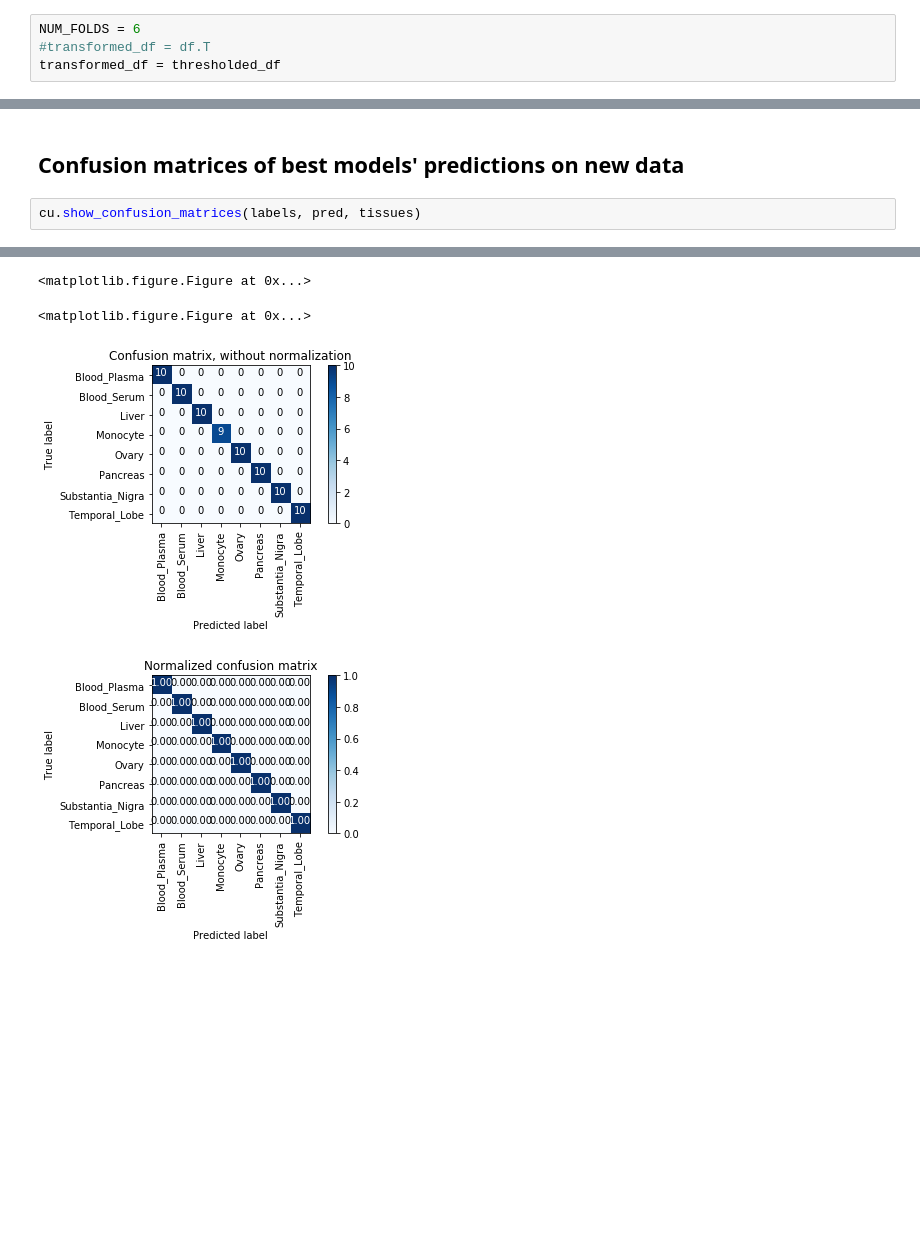
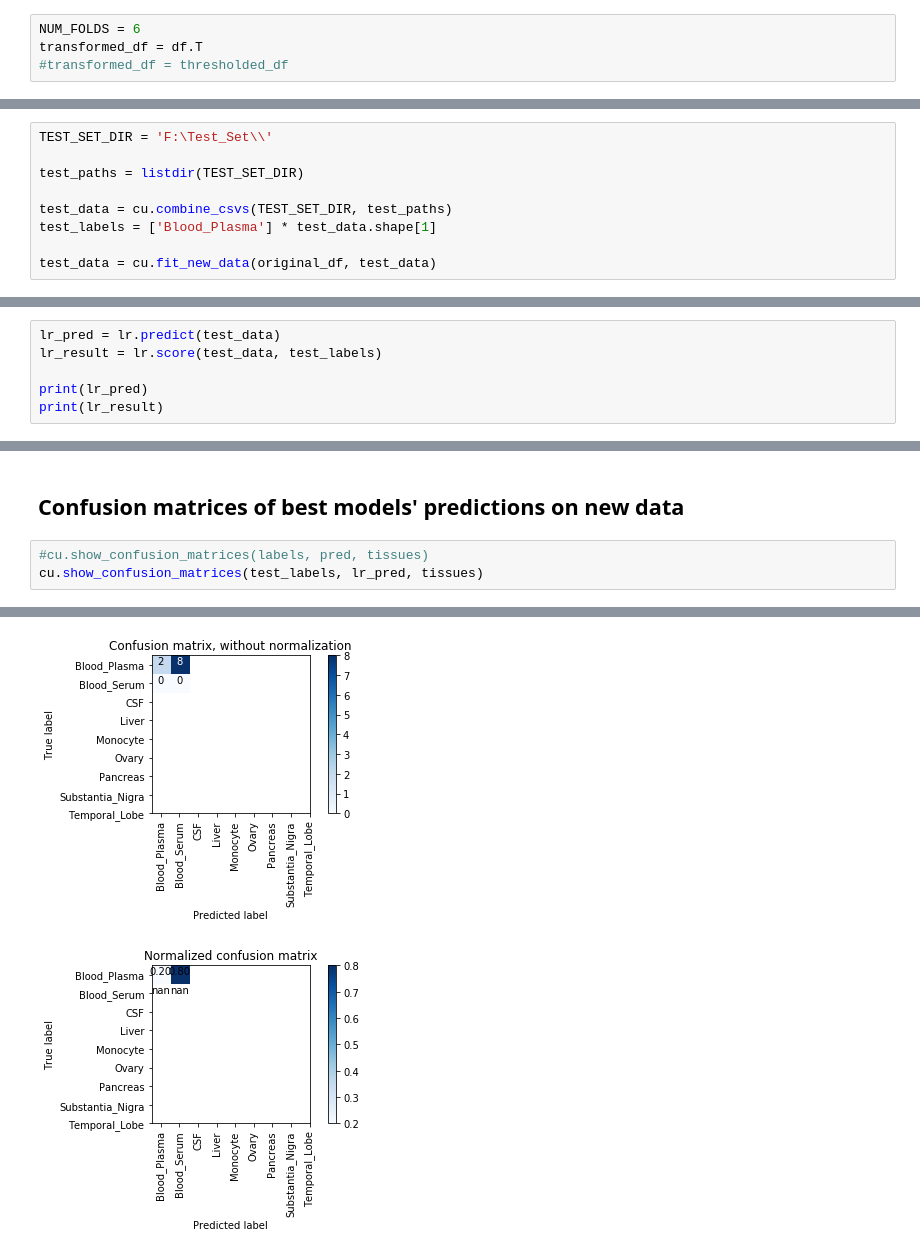
Before and after one commit to PNNL-Comp-Mass-Spec/Tissue_Classification, a Jupyter notebook: Classifiers/Human_Tissues.ipynb, the cells around one changed output, grey strips where cells are left out. Drawn from its saved outputs; the diff is of its cells as text; blank space fills up the shorter version.

```diff
--- a/Classifiers/Human_Tissues.ipynb
+++ b/Classifiers/Human_Tissues.ipynb
@@ -149,8 +156,8 @@ mq.make_pearson_matrix(df, image_dir)
 ## Test various classifiers using cross-validation
 # %%
 NUM_FOLDS = 6
-#transformed_df = df.T
-transformed_df = thresholded_df
+transformed_df = df.T
+#transformed_df = thresholded_df
 # %% [markdown]
 ### Decision Tree
 # %%
@@ -257,0 +276,9 @@ joblib.dump(lr, open(filename, 'wb'))
+# %%
+TEST_SET_DIR = 'F:\Test_Set\\'
+
+test_paths = listdir(TEST_SET_DIR)
+
+test_data = cu.combine_csvs(TEST_SET_DIR, test_paths)
+test_labels = ['Blood_Plasma'] * test_data.shape[1]
+
+test_data = cu.fit_new_data(original_df, test_data)
@@ -276,0 +316,6 @@ print(result)
+# %%
+lr_pred = lr.predict(test_data)
+lr_result = lr.score(test_data, test_labels)
+
+print(lr_pred)
+print(lr_result)
@@ -277,6 +326,7 @@ print(result)
 # %% [markdown]
 ##  Confusion matrices of best models' predictions on new data
 # %%
-cu.show_confusion_matrices(labels, pred, tissues)
+#cu.show_confusion_matrices(labels, pred, tissues)
+cu.show_confusion_matrices(test_labels, lr_pred, tissues)
 # %% [output]
 Confusion matrix, without normalization
@@ -300,4 +338,2 @@ Normalized confusion matrix
-<matplotlib.figure.Figure at 0x...>
-<matplotlib.figure.Figure at 0x...>
-[figure, old version]
+[figure, new version]
-[figure, old version]
+[figure, new version]
```
Also changed, not shown: parts of 14 cells of this notebook.
